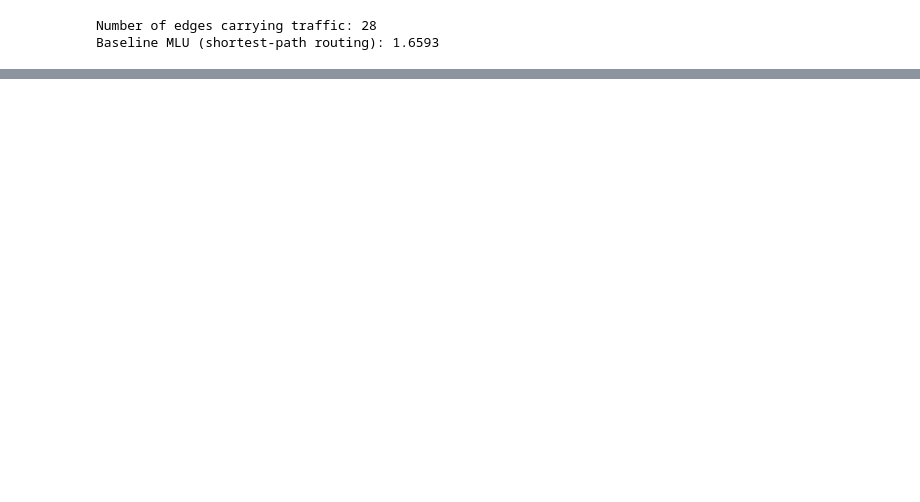
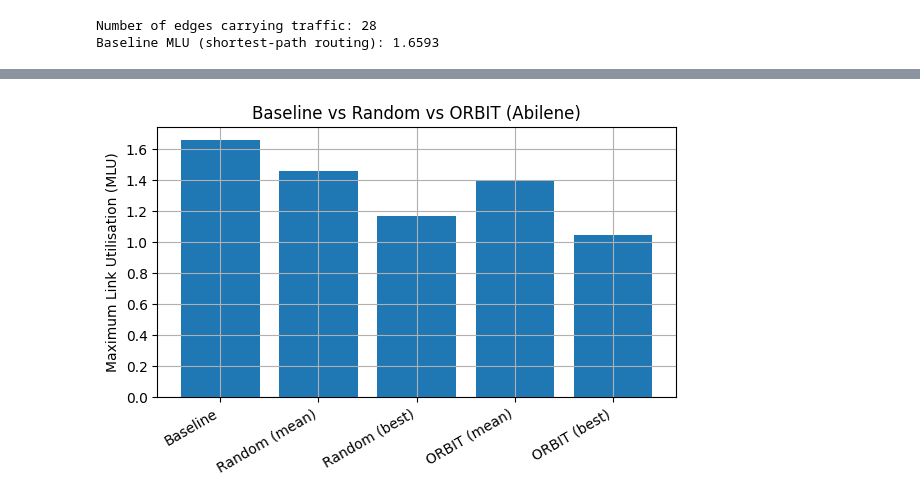
Before and after one commit to adam-909/qd, a Jupyter notebook: notebooks/demo.ipynb, the cells around one changed output, grey strips where cells are left out. Cells and saved outputs as stored; diff of their text form; code cells hidden in the pictures; blank space fills up the shorter version.

```diff
--- a/notebooks/demo.ipynb
+++ b/notebooks/demo.ipynb
@@ -247,0 +499,28 @@ Baseline MLU (shortest-path routing): 1.6593
+# %%
+def evaluate_assignment(G, x, var_index, path_edge_loads):
+    """
+    Given a binary assignment x (0/1 per ORBIT variable), compute:
+      - total edge traffic
+      - MLU (max link utilisation)
+    """
+    # Total traffic induced by this assignment
+    total_edge_traffic = compute_total_edge_traffic(G, x, var_index, path_edge_loads)
+
+    # Reuse our existing MLU helper (it just needs a dict edge -> load)
+    mlu = compute_mlu(G, total_edge_traffic)
+
+    return mlu, total_edge_traffic
+
+# Build x: choose path 0 for each (s,d), others 0
+x_greedy = [0] * len(var_index)
+
+for (s, d, k_id), vid in var_index.items():
+    if k_id == 0:
+        x_greedy[vid] = 1
+
+mlu_greedy, edge_traffic_greedy = evaluate_assignment(
+    G, x_greedy, var_index, path_edge_loads
+)
+
+print(f"Baseline MLU (shortest-path routing): {baseline_mlu:.4f}")
+print(f"Assignment (always k=0) MLU: {mlu_greedy:.4f}")
@@ -247,0 +846,19 @@ Baseline MLU (shortest-path routing): 1.6593
+# %%
+labels = ["Baseline", "Random (mean)", "Random (best)", "ORBIT (mean)", "ORBIT (best)"]
+values = [
+    baseline_mlu,
+    sum(random_mlus) / len(random_mlus),
+    min(random_mlus),
+    sum(orbit_mlus) / len(orbit_mlus),
+    min(orbit_mlus),
+]
+
+plt.figure()
+plt.bar(labels, values)
+plt.ylabel("Maximum Link Utilisation (MLU)")
+plt.xticks(rotation=30, ha="right")
+plt.title("Baseline vs Random vs ORBIT (Abilene)")
+plt.tight_layout()
+plt.show()
+# %% [output]
+[figure, added]
```
Also changed, not shown: parts of 21 cells of this notebook.
